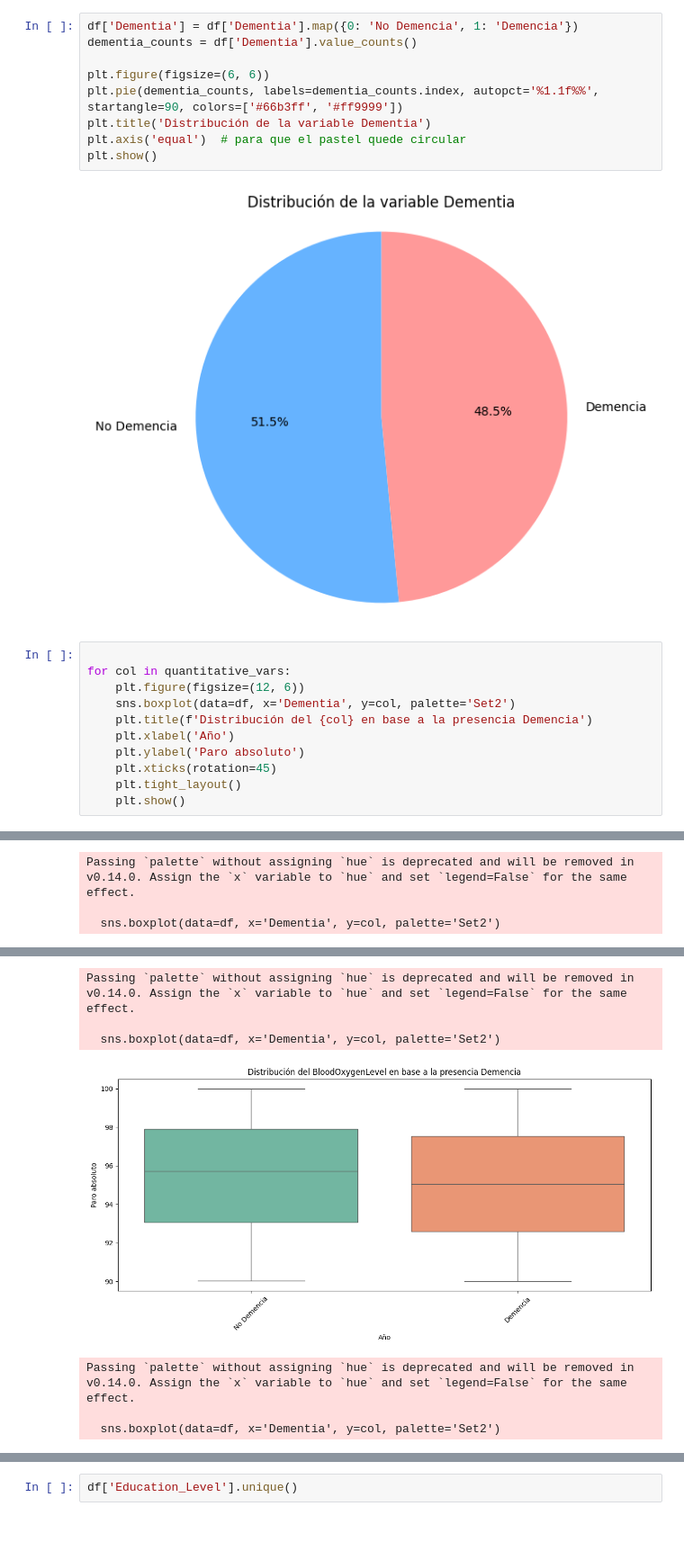
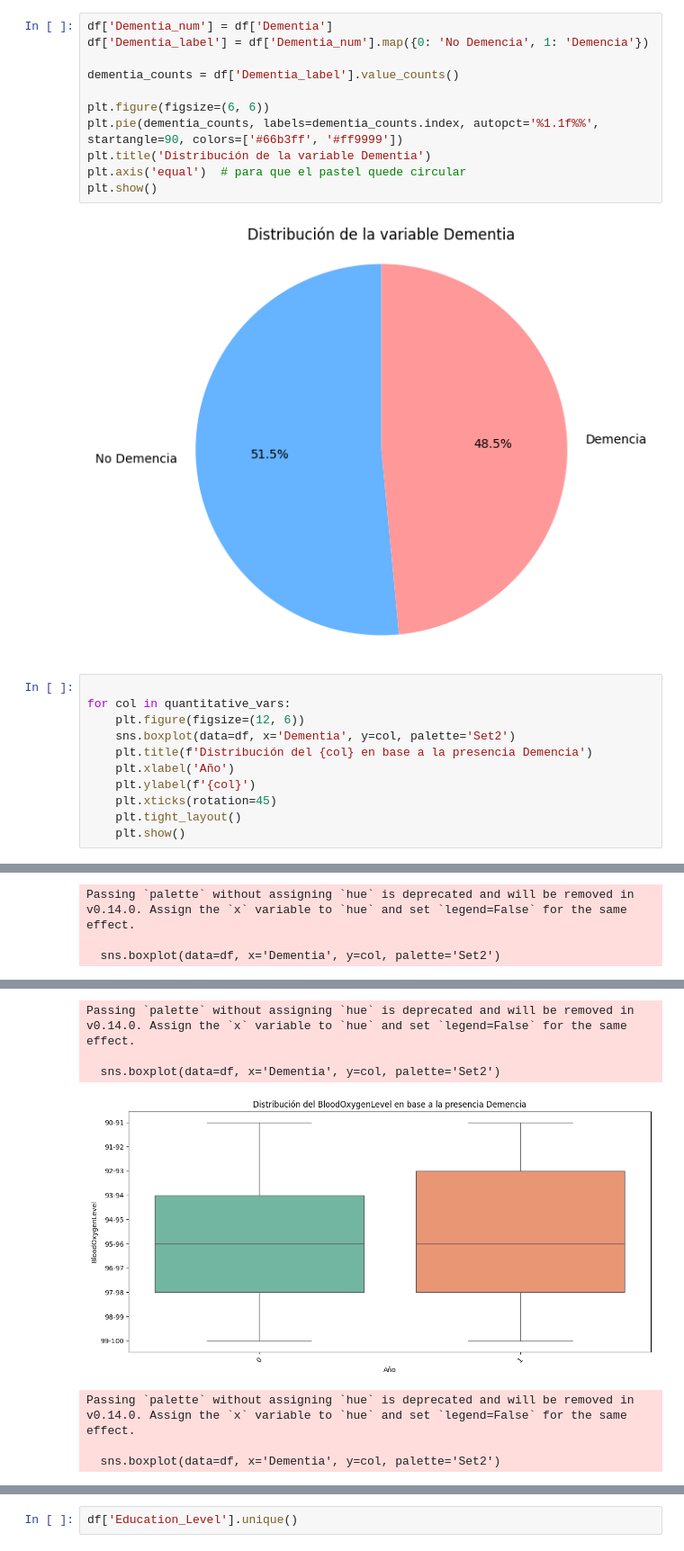
Before and after one commit to Jonolalde93/Proyectos_BootcampDS_2025, a Jupyter notebook: TFM - Bioinformatica y Bioestadistica/Notebook TFM.ipynb, the cells around one changed output, grey strips where cells are left out. Shown at 90% size. Saved outputs shown, nothing was run; the diff lists cells and outputs as text.

```diff
--- a/TFM - Bioinformatica y Bioestadistica/Notebook TFM.ipynb
+++ b/TFM - Bioinformatica y Bioestadistica/Notebook TFM.ipynb
@@ -69,8 +96,10 @@ Columna: Cognitive_Test_Scores
 Asimetría (skew): -0.6394
 Curtosis: -0.8959
 # %%
-df['Dementia'] = df['Dementia'].map({0: 'No Demencia', 1: 'Demencia'})
-dementia_counts = df['Dementia'].value_counts()
+df['Dementia_num'] = df['Dementia']
+df['Dementia_label'] = df['Dementia_num'].map({0: 'No Demencia', 1: 'Demencia'})
+
+dementia_counts = df['Dementia_label'].value_counts()
 
 plt.figure(figsize=(6, 6))
 plt.pie(dementia_counts, labels=dementia_counts.index, autopct='%1.1f%%', startangle=90, colors=['#66b3ff', '#ff9999'])
@@ -86,7 +115,7 @@ for col in quantitative_vars:
     sns.boxplot(data=df, x='Dementia', y=col, palette='Set2')
     plt.title(f'Distribución del {col} en base a la presencia Demencia')
     plt.xlabel('Año')
-    plt.ylabel('Paro absoluto')
+    plt.ylabel(f'{col}')
     plt.xticks(rotation=45)
     plt.tight_layout()
     plt.show()
@@ -102,7 +131,7 @@ Passing `palette` without assigning `hue` is deprecated and will be removed in v
 Passing `palette` without assigning `hue` is deprecated and will be removed in v0.14.0. Assign the `x` variable to `hue` and set `legend=False` for the same effect.
 
   sns.boxplot(data=df, x='Dementia', y=col, palette='Set2')
-[figure, old version]
+[figure, new version]
 Passing `palette` without assigning `hue` is deprecated and will be removed in v0.14.0. Assign the `x` variable to `hue` and set `legend=False` for the same effect.
 
   sns.boxplot(data=df, x='Dementia', y=col, palette='Set2')
```
Also changed, not shown: parts of 45 cells of this notebook, 8 other files.
